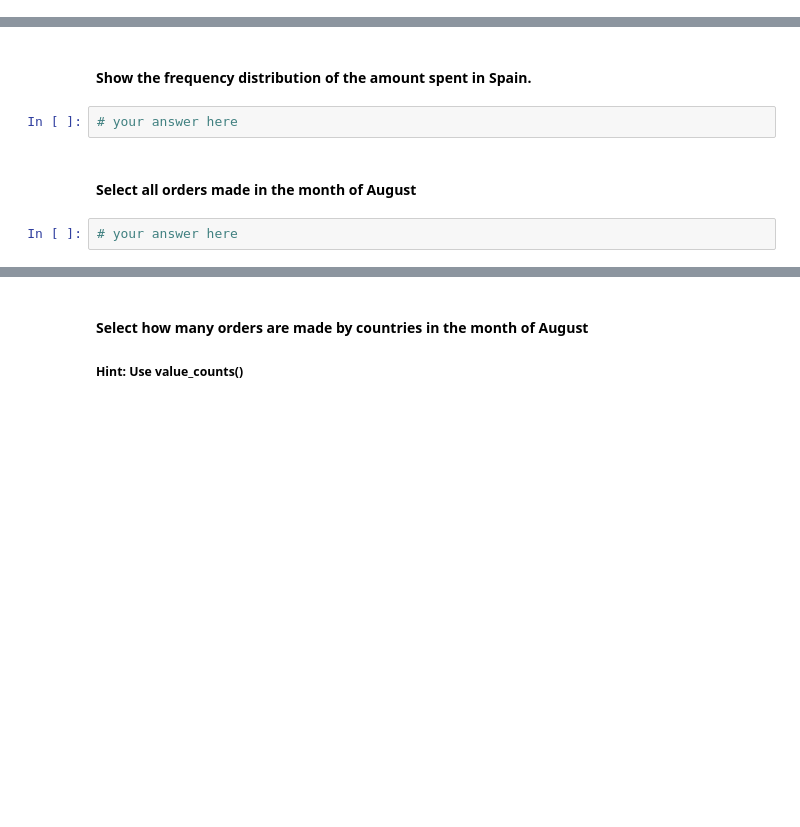
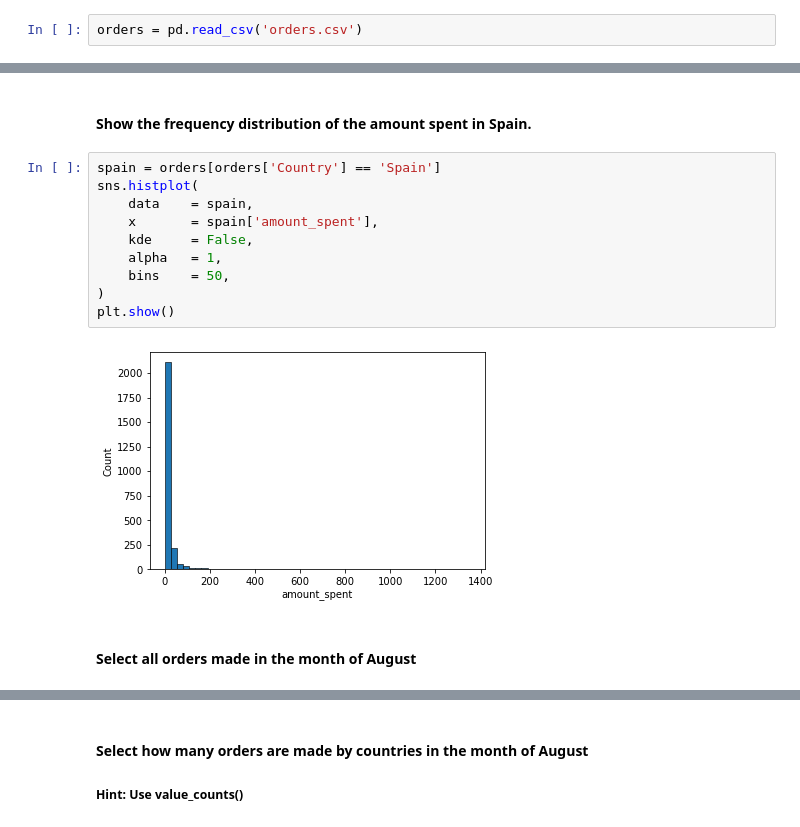
Before and after one commit to Ironhack-Part-Time-Enero2022/lab-descriptive-stats, a Jupyter notebook: your-code/main.ipynb, the cells around one changed output, grey strips where cells are left out. Saved outputs shown, nothing was run; the diff lists cells and outputs as text; blank space fills up the shorter version.

```diff
--- a/your-code/main.ipynb
+++ b/your-code/main.ipynb
@@ -335,2 +380,4 @@ Name: Salary, dtype: float64
+# %%
+orders = pd.read_csv('orders.csv')
 # %% [markdown]
 #### Explore your dataset by looking at the data types and the summary statistics. Comment your results
@@ -381,8 +509,16 @@ Name: Salary, dtype: float64
 # %% [markdown]
 #### Show the frequency distribution of the amount spent in Spain.
-# %%
-# your answer here
+# %%
+spain = orders[orders['Country'] == 'Spain']
+sns.histplot(
+    data    = spain,
+    x       = spain['amount_spent'],
+    kde     = False,
+    alpha   = 1,
+    bins    = 50,
+)
+plt.show()
+# %% [output]
+[figure, added]
 # %% [markdown]
 #### Select all orders made in the month of August
-# %%
-# your answer here
```
Also changed, not shown: parts of 42 cells of this notebook, 2 other files.
